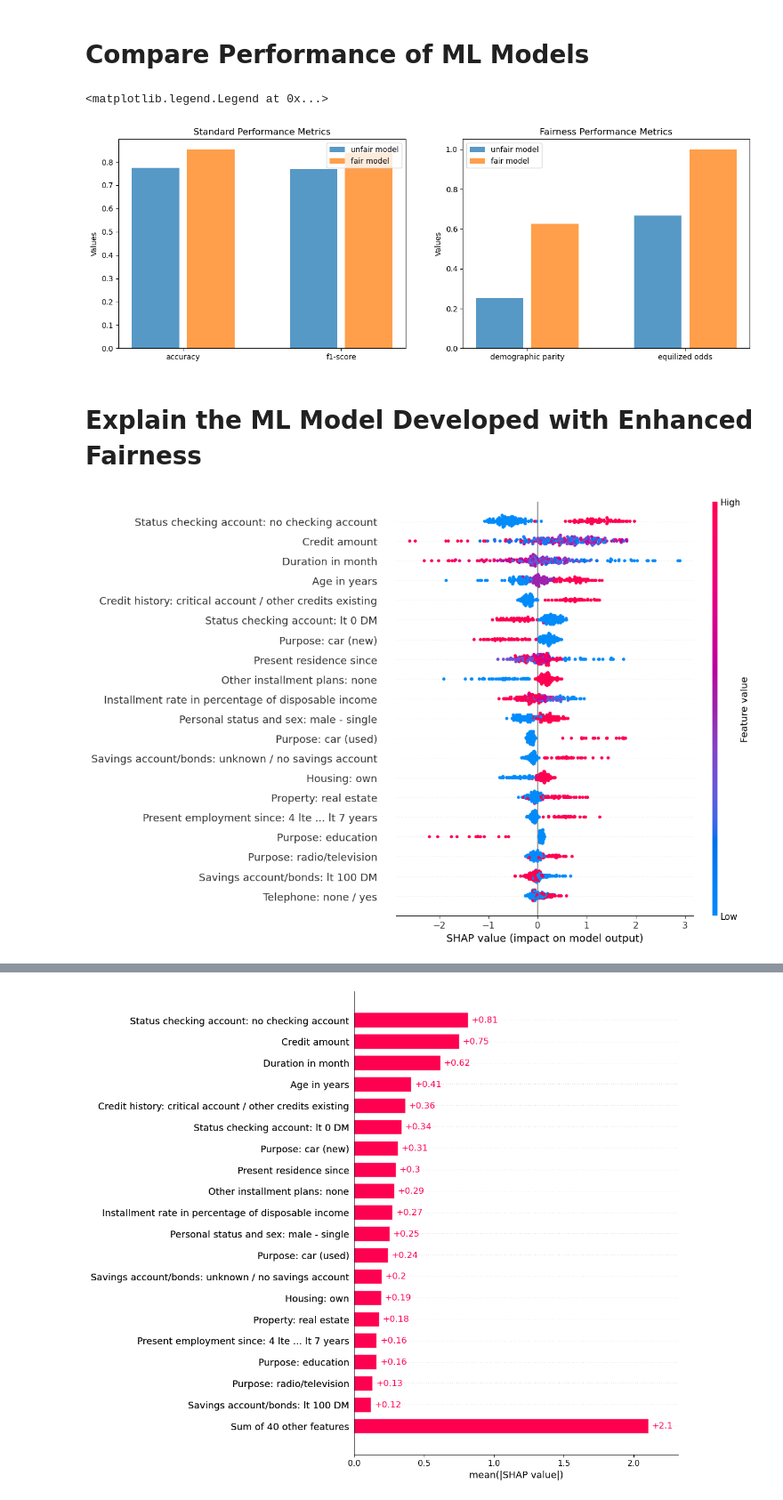
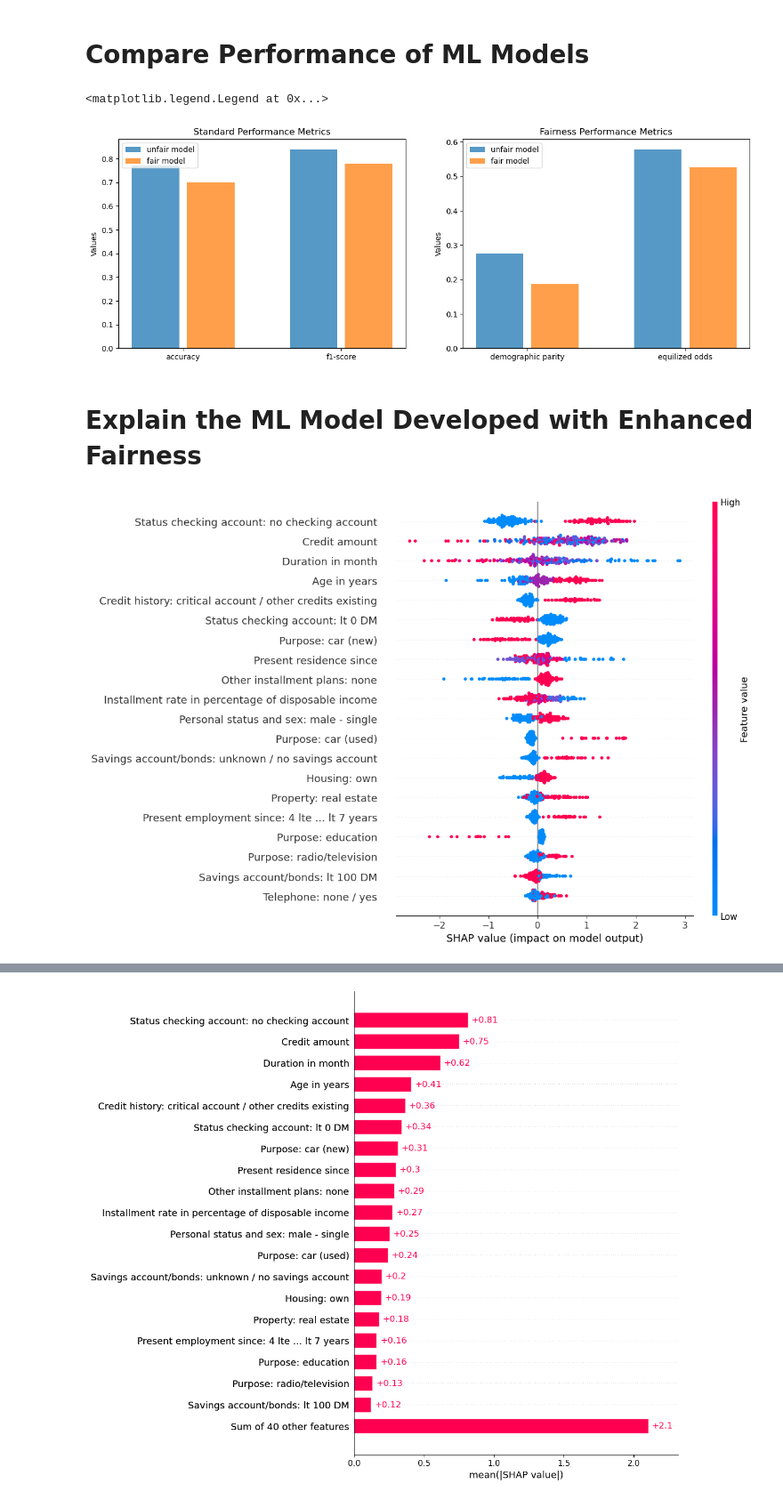
Before and after one commit to WiiLife/XAI_project, a Jupyter notebook: XAI_final_project.ipynb, the cells around one changed output, grey strips where cells are left out. Shown at 89% size. Drawn from its saved outputs; the diff is of its cells as text; code cells hidden in the pictures.

```diff
--- a/XAI_final_project.ipynb
+++ b/XAI_final_project.ipynb
@@ -271,5 +277,5 @@ for col in protected_attributes:
 # %%
-data["Age in years"] = np.sqrt(data["Age in years"] + 0.00001)
+# data["Age in years"] = np.sqrt(data["Age in years"] + 0.00001)
 
 # normalise the data
 # %% [markdown]
@@ -644,8 +723,24 @@ from fairlearn.postprocessing import ThresholdOptimizer
 
 classifier = RandomForestClassifier()
 
+param_grid = {
+    'n_estimators': [5, 10, 100],
+    'max_depth': [10, 20, 100],
+    'max_leaf_nodes': [2, 5, 10],
+    'bootstrap': [True, False]
+}
+
+grid_search = GridSearchCV(
+    estimator=classifier,
+    param_grid=param_grid,
+    scoring="accuracy",
+    cv=5,
+    n_jobs=-1,
+    verbose=1
+)
+
 threshold_optimizer = ThresholdOptimizer(
-    estimator=classifier,
+    estimator=grid_search,
     constraints="demographic_parity",
     objective="balanced_accuracy_score",
     predict_method="predict_proba",
@@ -655,4 +750,4 @@ threshold_optimizer = ThresholdOptimizer(
 # since we can only give it 1 protected attribute we give it age in years
 
 threshold_optimizer.fit(X_train, y_train, sensitive_features=X_train["Age in years"])
-y_pred_mitigated = threshold_optimizer.predict(X_test, sensitive_features=X_test["Age in years"])
+y_pred_mitigated = threshold_optimizer.predict(X_test, sensitive_features=X_test["Age in years"], random_state=42)
@@ -671,42 +768,51 @@ Equalized Odds Difference: 0.9412
 # %% [markdown]
 # Compare Performance of ML Models
+# %%
+models = mitigator_grid_search.best_estimator_.predictors_
+
+weights = mitigator_grid_search.best_estimator_.weights_
+
+fairest_model = models[np.argmax(weights)]
 # %%
 from sklearn.metrics import f1_score
 
 y_pred_unfair_model = best_model.predict(X_test)
-y_pred_fair_model = mitigator.predict(X_test)
+y_pred_fair_model = fairest_model.predict(X_test)   # X_test_wo_top_prot_attr) #, sensitive_features=X_test[top_protected_attr])
 
 acc_unfair_model = accuracy_score(y_test, y_pred_unfair_model)
-acc_fair_model = accuracy_score(y_test, y_pred_fair_model)
+acc_fair_model = accuracy_score(y_test, y_pred_mitigated)
 
 f1_unfair_model = f1_score(y_test, y_pred_unfair_model)
-f1_fair_model = f1_score(y_test, y_pred_fair_model)
+f1_fair_model = f1_score(y_test, y_pred_mitigated)
+
+db_diff_fair = demographic_parity_difference(y_test, y_pred_fair_model, sensitive_features=X_test[top_protected_attr])
+eo_fair = equalized_odds_difference(y_test, y_pred_fair_model, sensitive_features=X_test[top_protected_attr])
 
 fig, ax = plt.subplots(1, 2, figsize=(15, 5))
 width = 0.35
 
-ax[0].bar(np.array([0, 1]) - width / 2, [acc_unfair_model, acc_fair_model], width - 0.05, label = "unfair model", alpha=0.75)
-ax[0].bar(np.array([0, 1]) + width / 2, [f1_unfair_model, f1_fair_model], width - 0.05, label="fair model", alpha=0.75)
+ax[0].bar(np.array([0, 1]) - width / 2, [acc_unfair_model, f1_unfair_model], width - 0.05, label = "unfair model", alpha=0.75)
+ax[0].bar(np.array([0, 1]) + width / 2, [acc_fair_model, f1_fair_model], width - 0.05, label="fair model", alpha=0.75)
 
-ax[1].bar(np.array([0, 1]) - width / 2, [dp_difference, exp_grad_dp_difference], width - 0.05, label = "unfair model", alpha=0.75)
-ax[1].bar(np.array([0, 1]) + width / 2, [eo_difference, exp_grad_eo_difference], width - 0.05, label = "fair model", alpha=0.75)
+ax[1].bar(np.array([0, 1]) - width / 2, [dp_difference, eo_difference], width - 0.05, label = "unfair model", alpha=0.75)
+ax[1].bar(np.array([0, 1]) + width / 2, [db_diff_fair, eo_fair], width - 0.05, label = "fair model", alpha=0.75)
 
 ax[0].set_xticks([0, 1])
 ax[0].set_xticklabels(["accuracy", "f1-score"])
 ax[0].set_ylabel('Values')
 ax[0].set_title('Standard Performance Metrics')
 ax[0].legend()
 
 ax[1].set_xticks([0, 1])
 ax[1].set_xticklabels(["demographic parity", "equilized odds"])
 ax[1].set_ylabel('Values')
 ax[1].set_title('Fairness Performance Metrics')
 ax[1].legend()
 
 # we selected the model enhanced with fairness which performs best in terms of fairness and accuracy
 # %% [output]
 <matplotlib.legend.Legend at 0x...>
-[figure, old version]
+[figure, new version]
 # %% [markdown]
 # Explain the ML Model Developed with Enhanced Fairness
 # %%
@@ -718,7 +824,7 @@ prot_att_shap_vals = fair_xgb_shap_values[:, prot_att_idx]
 # %%
-shap.summary_plot(fair_xgb_shap_values, X_test, plot_size=(12, 8))
+shap.summary_plot(fair_shap_values, X_test, plot_size=(12, 8))
 # %% [output]
-[figure, old version]
+[figure, new version]
 # %%
 shap.summary_plot(prot_att_shap_vals, X_test[protected_attributes], plot_size=(12, 8))
 # %% [output]
```
Also changed, not shown: parts of 37 cells of this notebook.
